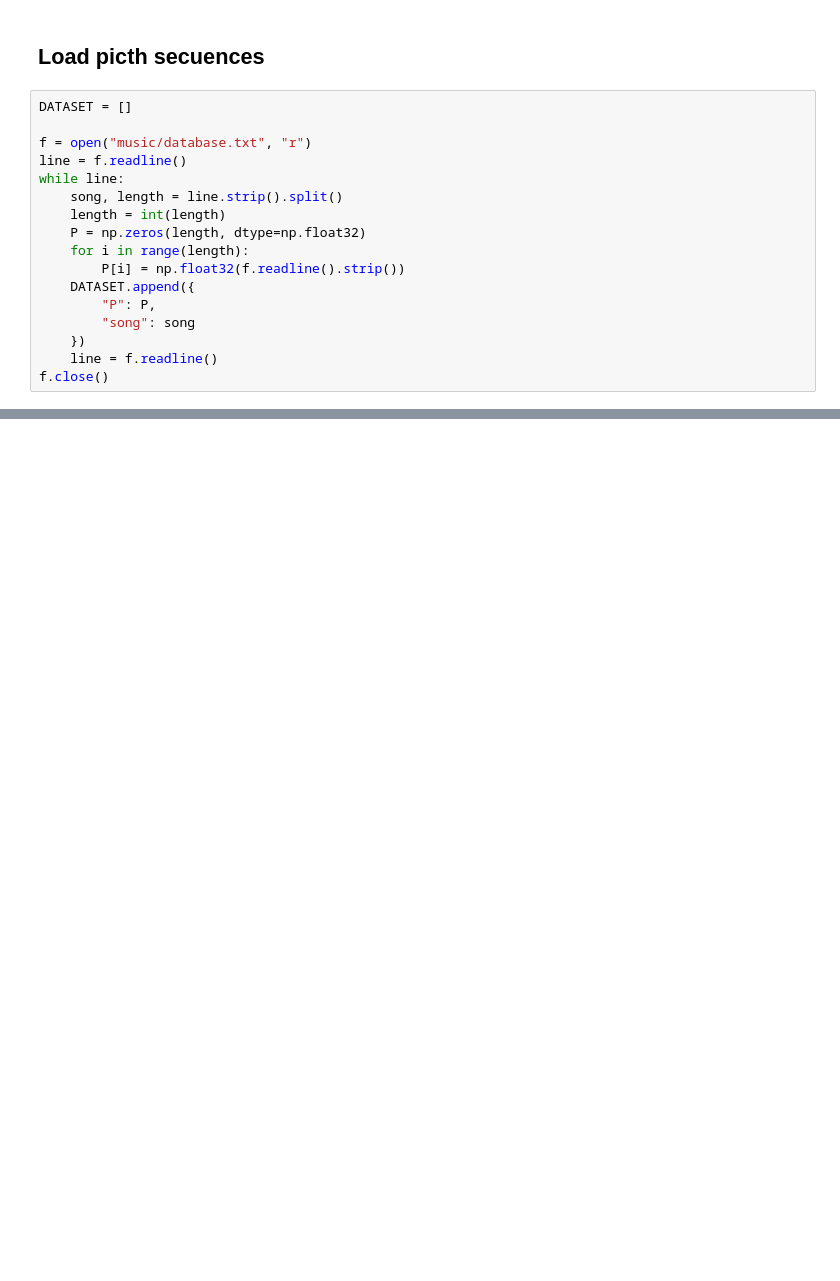
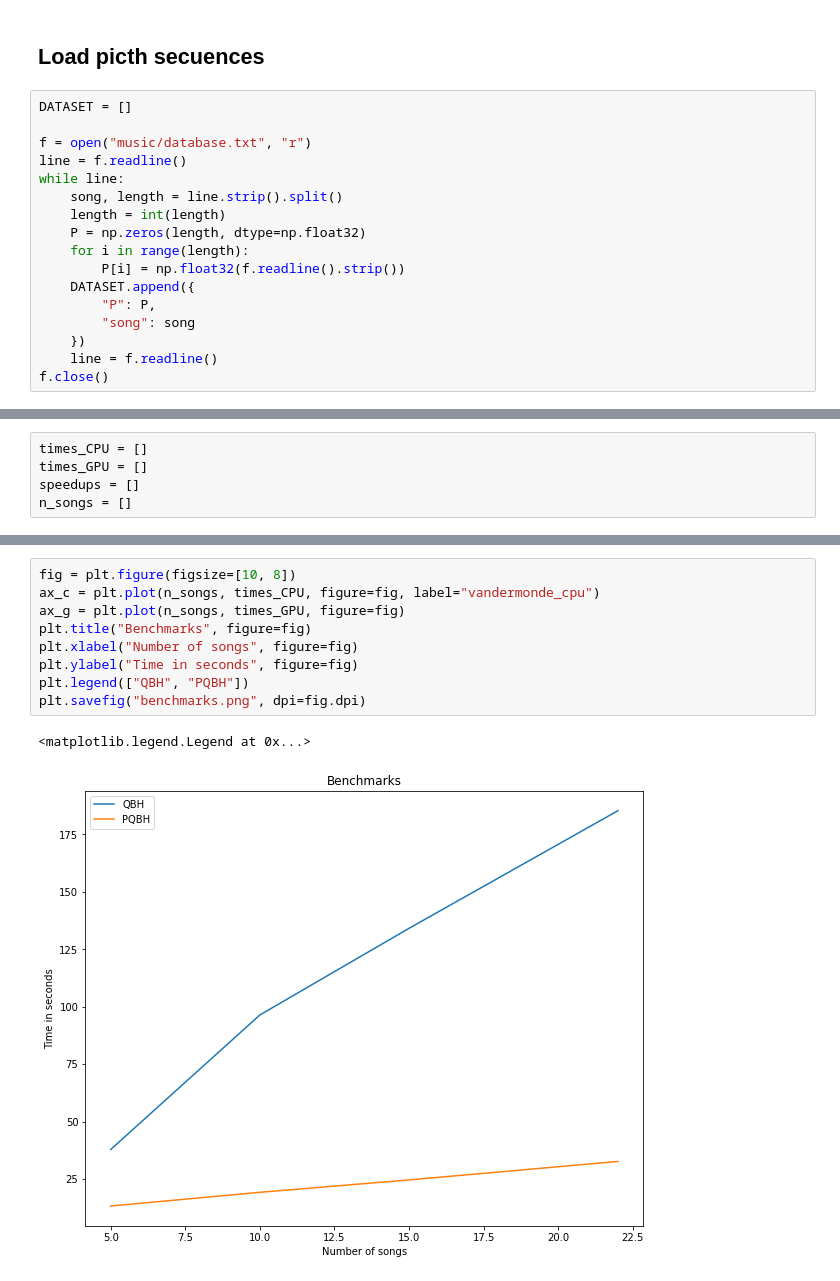
Before and after one commit to jsmera/qbh-cuda, a Jupyter notebook: main.ipynb, the cells around one changed output, grey strips where cells are left out. Cells and saved outputs as stored; diff of their text form; blank space fills up the shorter version.

```diff
--- a/main.ipynb
+++ b/main.ipynb
@@ -263,0 +270,5 @@ f.close()
+# %%
+times_CPU = []
+times_GPU = []
+speedups = []
+n_songs = []
@@ -310,3 +331,15 @@ display(output)
 # %% [output]
 [interactive output not drawn]
 [interactive output not drawn]
+# %%
+fig = plt.figure(figsize=[10, 8])
+ax_c = plt.plot(n_songs, times_CPU, figure=fig, label="vandermonde_cpu")
+ax_g = plt.plot(n_songs, times_GPU, figure=fig)
+plt.title("Benchmarks", figure=fig)
+plt.xlabel("Number of songs", figure=fig)
+plt.ylabel("Time in seconds", figure=fig)
+plt.legend(["QBH", "PQBH"])
+plt.savefig("benchmarks.png", dpi=fig.dpi)
+# %% [output]
+<matplotlib.legend.Legend at 0x...>
+[figure, added]
```
Also changed, not shown: parts of 7 cells of this notebook, 18 other files.
